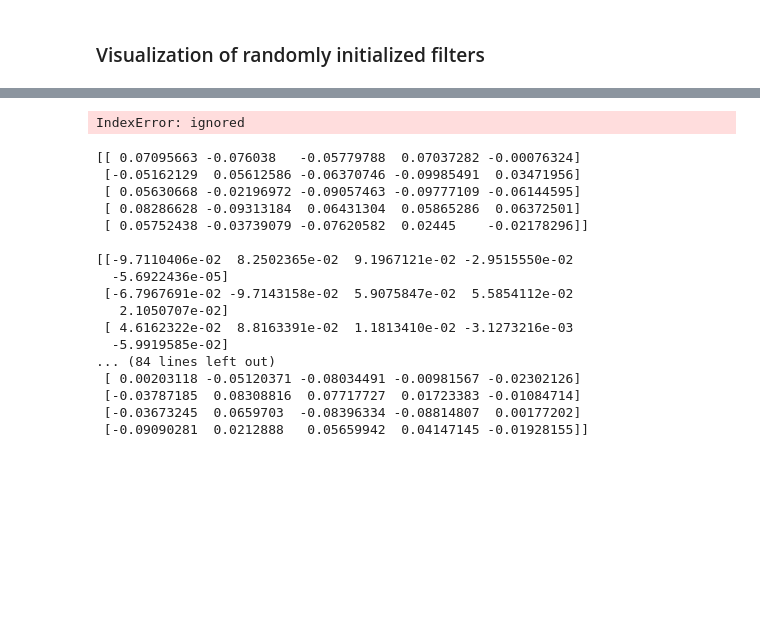
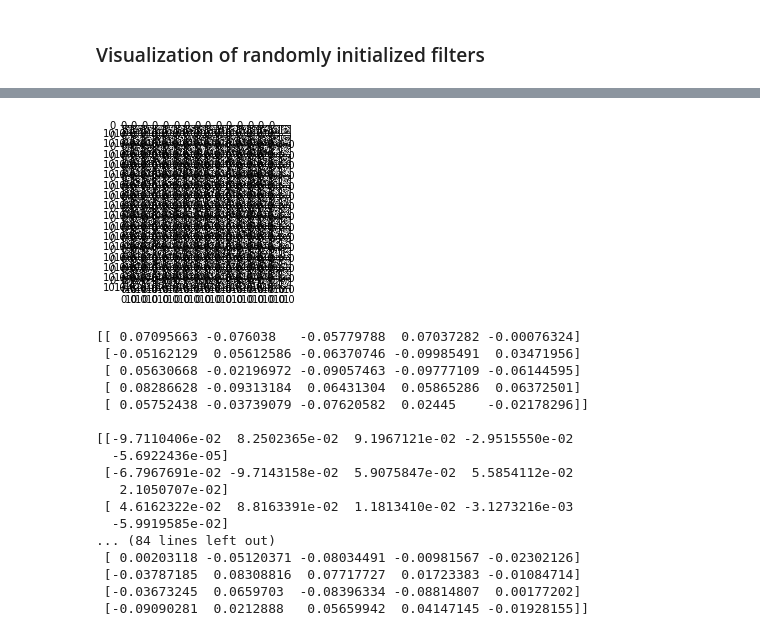
Before and after one commit to gundasai/Tomato_plant_disease_NITK, a Jupyter notebook: alexnet.ipynb, the cells around one changed output, grey strips where cells are left out. Drawn from its saved outputs; the diff is of its cells as text; code cells hidden in the pictures; blank space fills up the shorter version.

```diff
--- a/alexnet.ipynb
+++ b/alexnet.ipynb
@@ -264,16 +266,16 @@ print(weight_conv2d_1[:,:,5])
 # %%
-weight_conv2d_2 = model.layers[5].get_weights()[0][:,:,0,:]
+weight_conv2d_2 = model.layers[3].get_weights()[0][:,:,0,:]
 #plt.axis=("OFF")
-col_size = 4
-row_size = 4
+col_size = 16
+row_size = 16
 filter_index = 0
-fig, ax = plt.subplots(row_size, col_size, figsize=(12,8))
+fig, ax = plt.subplots(row_size, col_size, figsize=(3,3))
 for row in range(0,row_size):
   for col in range(0,col_size):
     ax[row][col].imshow(weight_conv2d_2[:,:,filter_index],cmap="gray")
     filter_index += 1
 # %% [output]
-IndexError: ignored
+[figure, added]
 # %%
 print(weight_conv2d_2[:,:,0])
 print("")
```
Also changed, not shown: parts of 18 cells of this notebook.
